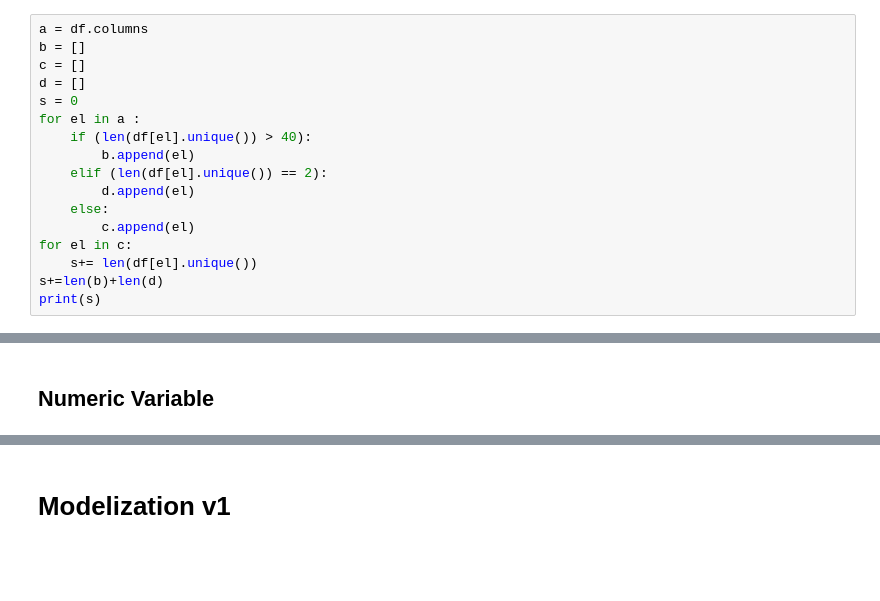
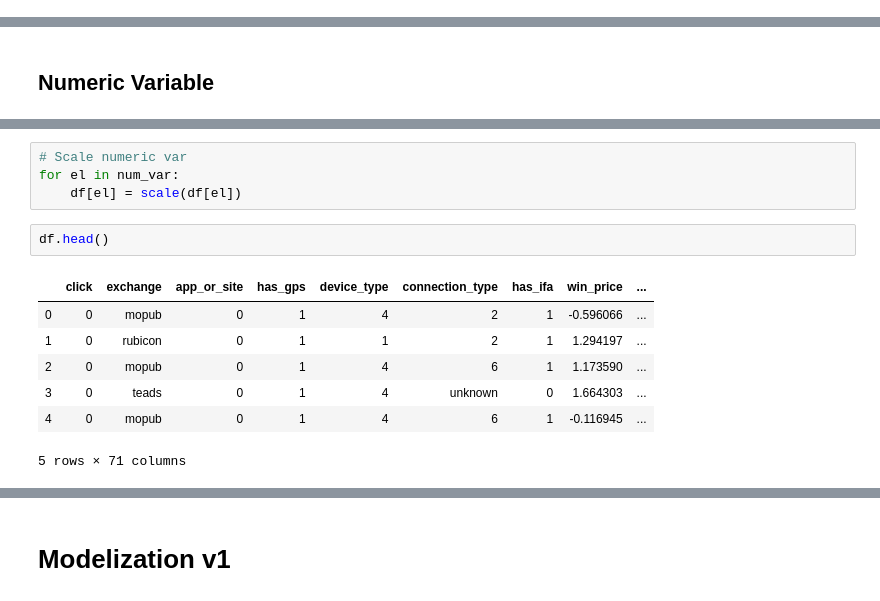
Before and after one commit to Marwa10/TER-Pub, a Jupyter notebook: Modeles/Reg_logistc_PubTER.ipynb, the cells around one changed output, grey strips where cells are left out. Saved outputs shown, nothing was run; the diff lists cells and outputs as text; blank space fills up the shorter version.

```diff
--- a/Modeles/Reg_logistc_PubTER.ipynb
+++ b/Modeles/Reg_logistc_PubTER.ipynb
@@ -173,17 +140,0 @@ df[M_cat_var].head()
-# %%
-a = df.columns
-b = []
-c = []
-d = []
-s = 0
-for el in a :
-    if (len(df[el].unique()) > 40):
-        b.append(el)
-    elif (len(df[el].unique()) == 2):
-        d.append(el)
-    else:
-        c.append(el)
-for el in c:
-    s+= len(df[el].unique())
-s+=len(b)+len(d)
-print(s)
@@ -214 +165,15 @@ df.win_price = scale(df.win_price)
+# %%
+# Scale numeric var
+for el in num_var:
+    df[el] = scale(df[el])
+# %%
+df.head()
+# %% [output]
+|  | click | exchange | app_or_site | has_gps | device_type | connection_type | has_ifa | win_price | ... |
+| 0 | 0 | mopub | 0 | 1 | 4 | 2 | 1 | -0.596066 | ... |
+| 1 | 0 | rubicon | 0 | 1 | 1 | 2 | 1 | 1.294197 | ... |
+| 2 | 0 | mopub | 0 | 1 | 4 | 6 | 1 | 1.173590 | ... |
+| 3 | 0 | teads | 0 | 1 | 4 | unknown | 0 | 1.664303 | ... |
+| 4 | 0 | mopub | 0 | 1 | 4 | 6 | 1 | -0.116945 | ... |
+5 rows × 71 columns
 # %% [markdown]
```
Also changed, not shown: parts of 71 cells of this notebook.
